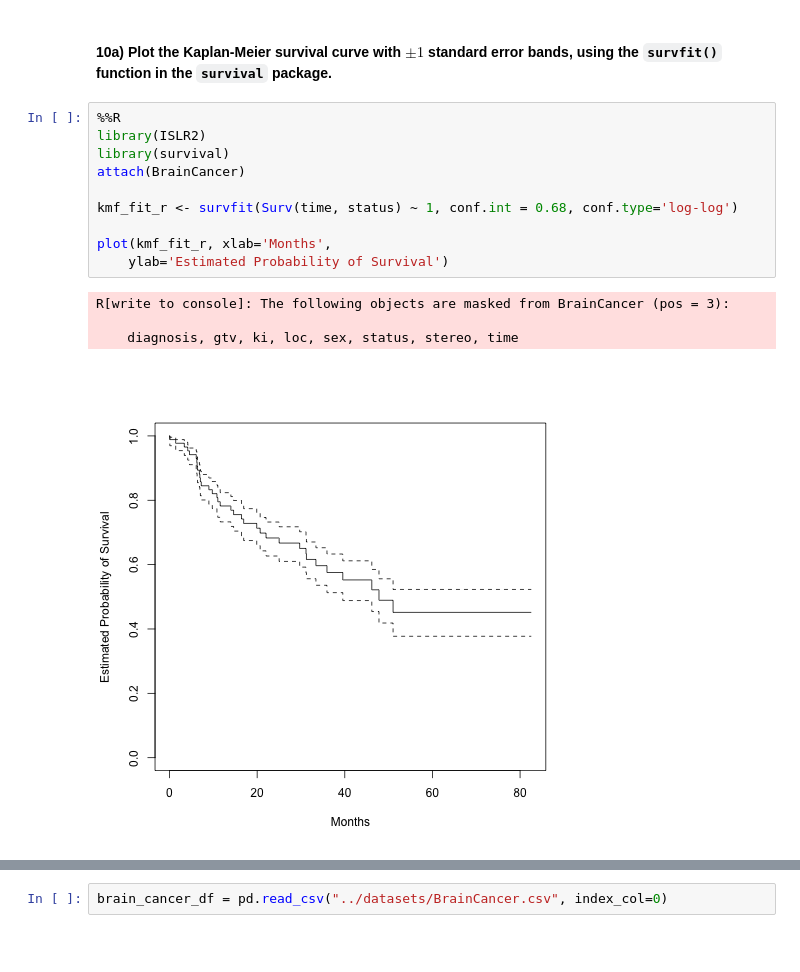
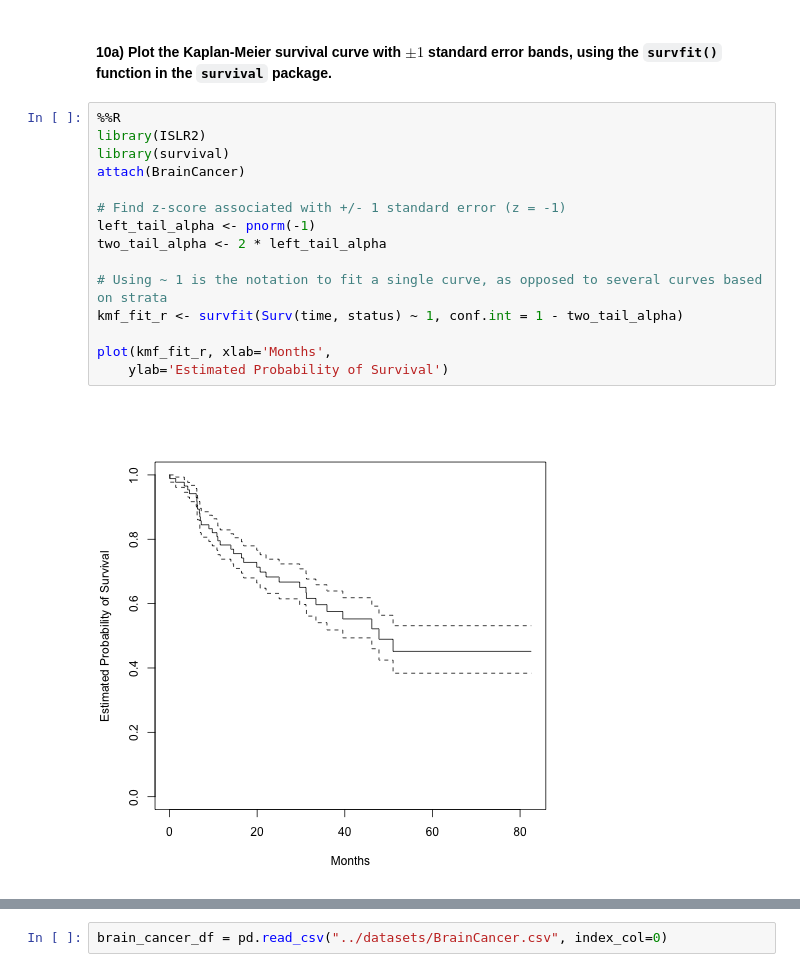
Before and after one commit to papir805/ISLR2, a Jupyter notebook: Python/chp11 - Survival Analysis/exercises/chp_11_exercises_me.ipynb, the cells around one changed output, grey strips where cells are left out. Cells and saved outputs as stored; diff of their text form; blank space fills up the shorter version.

```diff
--- a/Python/chp11 - Survival Analysis/exercises/chp_11_exercises_me.ipynb
+++ b/Python/chp11 - Survival Analysis/exercises/chp_11_exercises_me.ipynb
@@ -381,15 +447,17 @@ This exercises focuses on the brain tumor data, which is included in the ISLR2 R
 # %%
 %%R
 library(ISLR2)
 library(survival)
 attach(BrainCancer)
 
-kmf_fit_r <- survfit(Surv(time, status) ~ 1, conf.int = 0.68, conf.type='log-log')
+# Find z-score associated with +/- 1 standard error (z = -1)
+left_tail_alpha <- pnorm(-1)
+two_tail_alpha <- 2 * left_tail_alpha
+
+# Using ~ 1 is the notation to fit a single curve, as opposed to several curves based on strata
+kmf_fit_r <- survfit(Surv(time, status) ~ 1, conf.int = 1 - two_tail_alpha)
 
 plot(kmf_fit_r, xlab='Months',
     ylab='Estimated Probability of Survival')
 # %% [output]
-R[write to console]: The following objects are masked from BrainCancer (pos = 3):
-
-    diagnosis, gtv, ki, loc, sex, status, stereo, time
-[figure, old version]
+[figure, new version]
```
Also changed, not shown: parts of 81 cells of this notebook, 3 other files.
